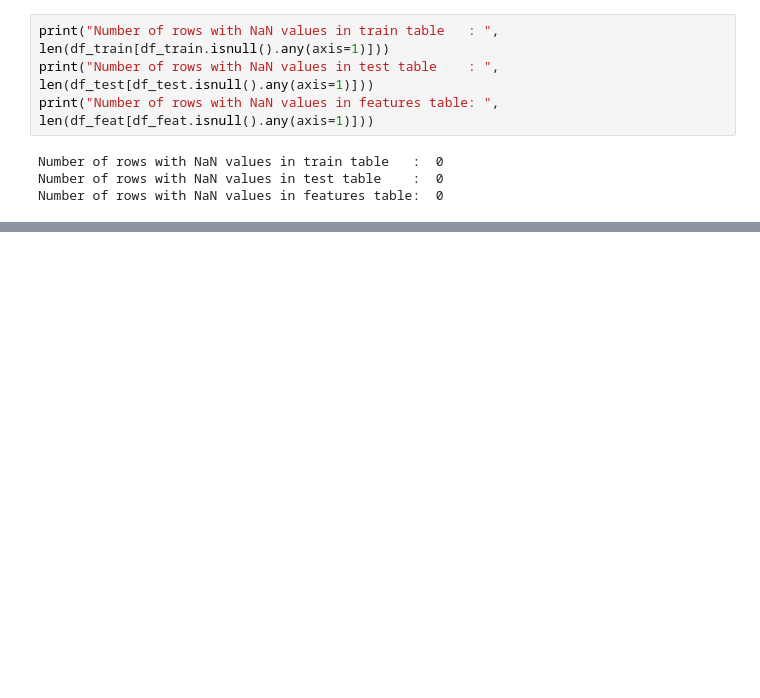
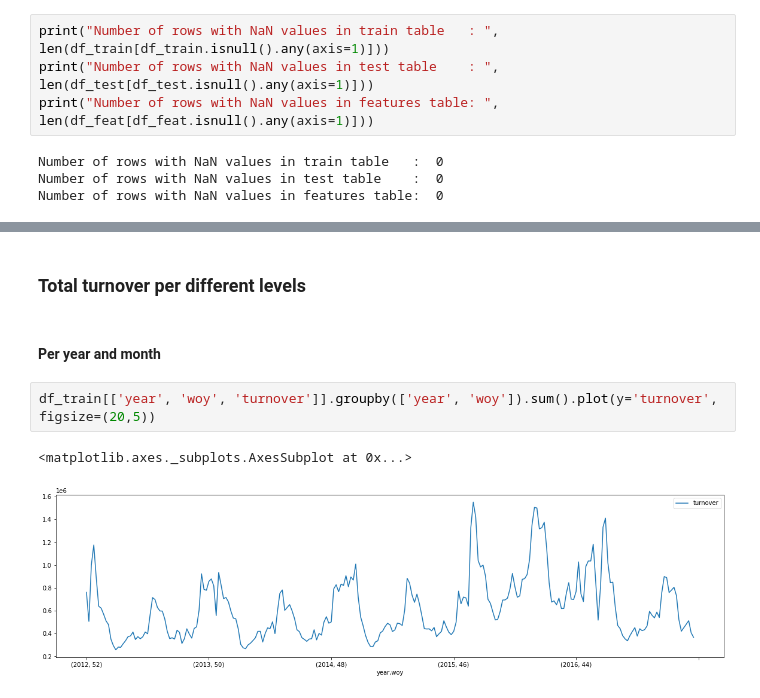
Before and after one commit to YKritet/Decathlon_ML_test, a Jupyter notebook: notebook.ipynb, the cells around one changed output, grey strips where cells are left out. Cells and saved outputs as stored; diff of their text form; blank space fills up the shorter version.

```diff
--- a/notebook.ipynb
+++ b/notebook.ipynb
@@ -212,0 +190,9 @@ for row in range(nrow):
+# %% [markdown]
+### Total turnover per different levels
+# %% [markdown]
+#### Per year and month
+# %%
+df_train[['year', 'woy', 'turnover']].groupby(['year', 'woy']).sum().plot(y='turnover', figsize=(20,5))
+# %% [output]
+<matplotlib.axes._subplots.AxesSubplot at 0x...>
+[figure, added]
```
Also changed, not shown: parts of 71 cells of this notebook.
